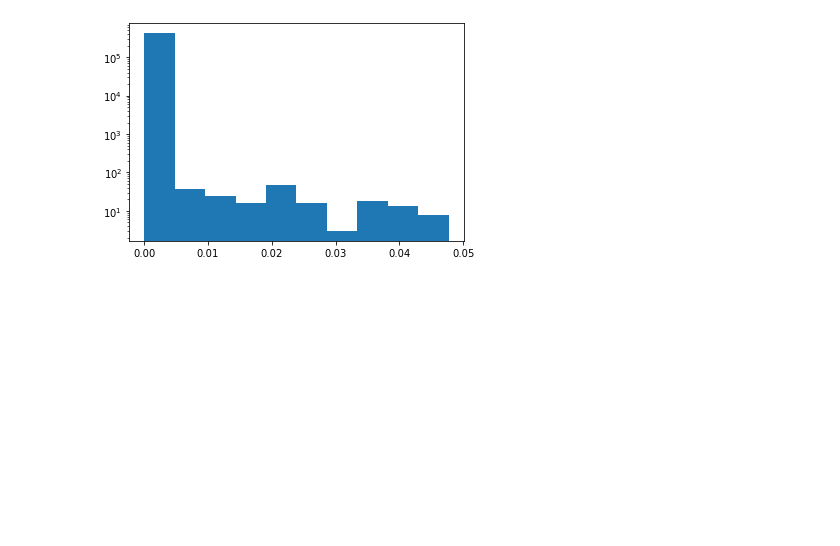
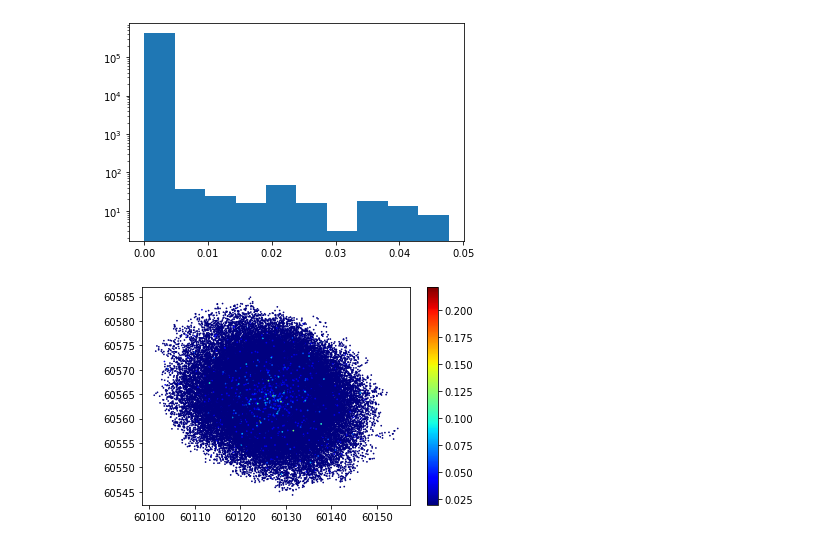
Before and after one commit to yoonkwan/Private-study, a Jupyter notebook: notebook/Study.ipynb, the cells around one changed output. Cells and saved outputs as stored; diff of their text form; code cells hidden in the pictures; blank space fills up the shorter version.

```diff
--- a/notebook/Study.ipynb
+++ b/notebook/Study.ipynb
@@ -426,3 +426,10 @@ plt.hist(p['u']/len(p), bins=10, log=True)
         3.81798653e-02, 4.29510371e-02, 4.77222089e-02]),
  <BarContainer object of 10 artists>)
 [figure]
+# %%
+p=h.f_rdptcl(1022,100, p_flux=True)[0]
+plt.scatter(p['xx'], p['yy'], s=0.5, c=p['mass']/len(p), cmap='jet')
+plt.colorbar()
+plt.show()
+# %% [output]
+[figure, added]
```
Also changed, not shown: parts of 1 cell of this notebook.
